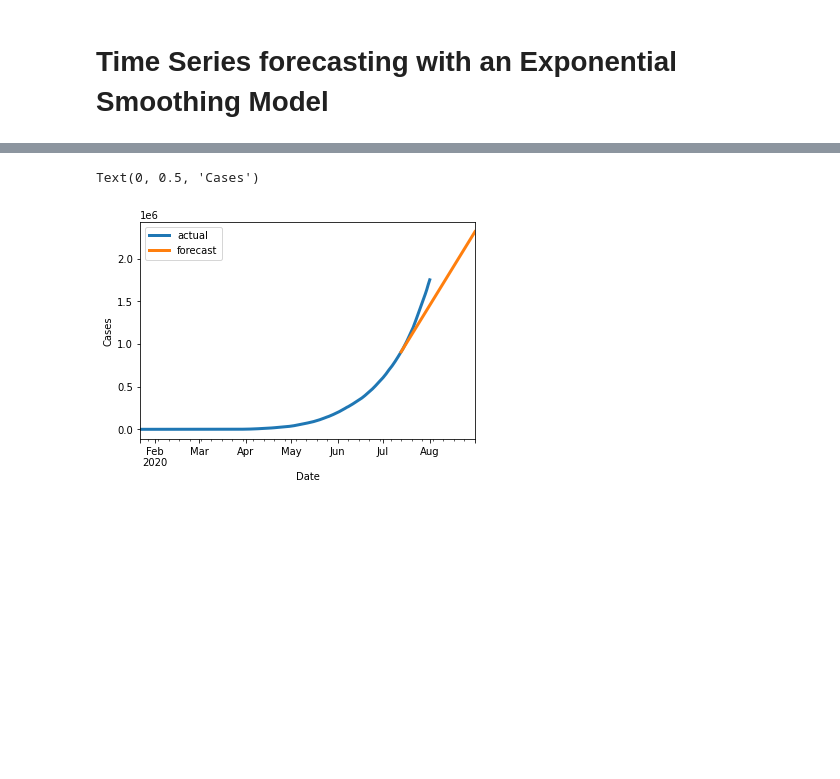
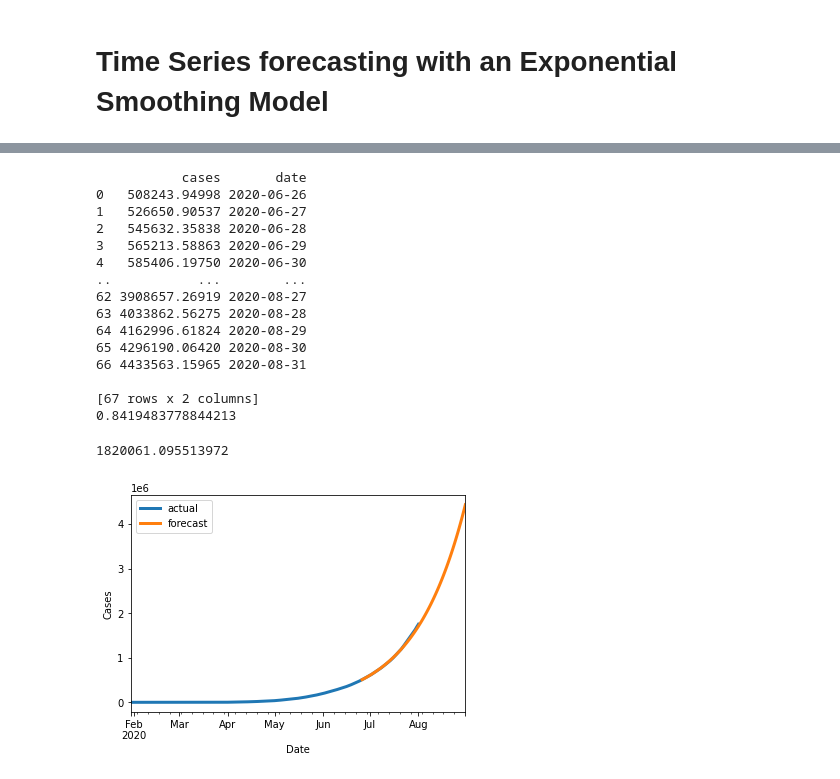
Before and after one commit to anandrajaram21/covidash, a Jupyter notebook: src/jupyter_notebooks/u8darts_forecasting_trial.ipynb, the cells around one changed output, grey strips where cells are left out. Cells and saved outputs as stored; diff of their text form; code cells hidden in the pictures; blank space fills up the shorter version.

Commit message:
Made the model kinda better

```diff
--- a/src/jupyter_notebooks/u8darts_forecasting_trial.ipynb
+++ b/src/jupyter_notebooks/u8darts_forecasting_trial.ipynb
@@ -47,4 +31,0 @@ india_cases
-# %%
-split_ratio = 0.9
-train_size = int(split_ratio * len(india_cases))
-train_df, test_df = india_cases.iloc[:train_size, :], india_cases.iloc[train_size:, :]
@@ -53,2 +31,0 @@ train, test = TimeSeries.from_dataframe(train_df, 'date', 'cases'), TimeSeries.f
-# %%
-time_series = TimeSeries.from_dataframe(india_cases, 'date', 'cases')
@@ -94,4 +31,0 @@ Freq: D
-# %%
-model = ExponentialSmoothing(trend = 'additive', seasonal = 'add')
-model.fit(train)
-prediction = model.predict(len(test) + 30)
@@ -123,16 +32,47 @@ pred_df
-# %%
-import matplotlib.pyplot as plt
-
-time_series.plot(label='actual', lw=3)
-prediction.plot(label='forecast', lw=3)
-plt.legend()
-plt.xlabel('Date')
-plt.ylabel('Cases')
-
-# fig = go.Figure()
-# fig.add_scatter(x = india_cases['date'].values, y = india_cases['cases'].values, mode = 'lines')
-# fig.add_scatter(x = pred_df['date'].values, y = pred_df['cases'].values, mode = 'lines')
-# fig.show()
-# %% [output]
-Text(0, 0.5, 'Cases')
-[figure, removed]
+# %%
+def predict(country_name):
+    cases = main.get_new_cases(country_name)
+    is_0 = cases['cases'] != 0
+    cases = cases[is_0]
+    split_ratio = 0.8
+    train_size = int(split_ratio * len(cases))
+    train_df, test_df = cases.iloc[:train_size, :], cases.iloc[train_size:, :]
+    train, test = TimeSeries.from_dataframe(train_df, 'date', 'cases'), TimeSeries.from_dataframe(test_df, 'date', 'cases')
+    time_series = TimeSeries.from_dataframe(cases, 'date', 'cases')
+    model = ExponentialSmoothing(trend = 'mul', seasonal = 'add', seasonal_periods = 2)
+    model.fit(train)
+    prediction = model.predict(len(test) + 30)
+    pred_df = TimeSeries.pd_dataframe(prediction)
+    pred_df['date'] = pred_df.index
+    pred_df.index = [x for x in range(len(pred_df))]
+    pred_df.rename(columns = {0: 'cases'}, inplace = True)
+    pred_df['date'] = pd.to_datetime(pred_df['date'],unit='ms')
+    print(pred_df)
+    time_series.plot(label='actual', lw=3)
+    prediction.plot(label='forecast', lw=3)
+    plt.legend()
+    plt.xlabel('Date')
+    plt.ylabel('Cases')
+    err = mape(test, prediction)
+    print(err)
+    return pred_df
+# %%
+predict('India').at[38, 'cases']
+# %% [output]
+           cases       date
+0   508243.94998 2020-06-26
+1   526650.90537 2020-06-27
+2   545632.35838 2020-06-28
+3   565213.58863 2020-06-29
+4   585406.19750 2020-06-30
+..           ...        ...
+62 3908657.26919 2020-08-27
+63 4033862.56275 2020-08-28
+64 4162996.61824 2020-08-29
+65 4296190.06420 2020-08-30
+66 4433563.15965 2020-08-31
+
+[67 rows x 2 columns]
+0.8419483778844213
+1820061.095513972
+[figure, added]
```
Also changed, not shown: parts of 8 cells of this notebook, 1 other file.
